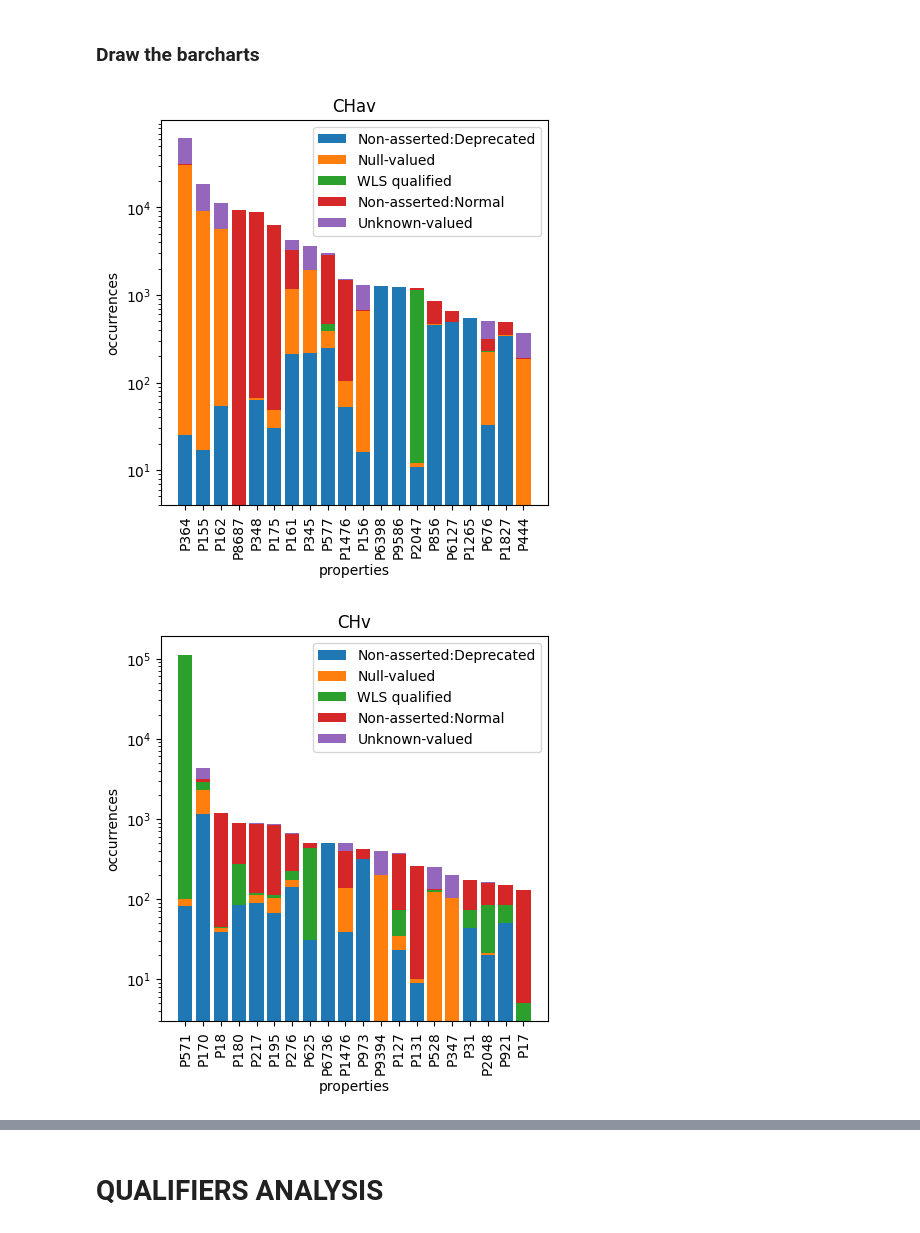
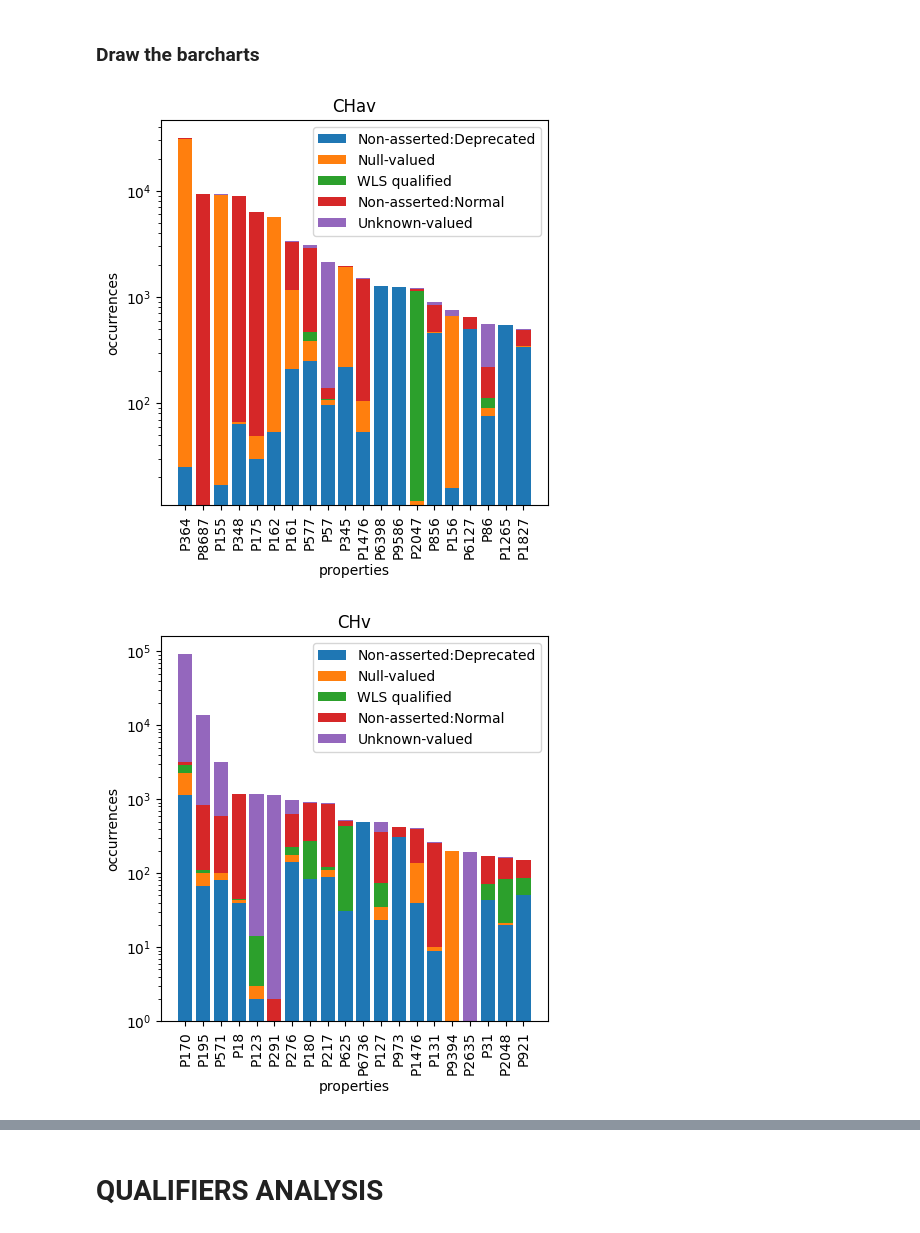
Before and after one commit to alessiodipasquale/Wikidata_WLS, a Jupyter notebook: visualisation.ipynb, the cells around one changed output, grey strips where cells are left out. Saved outputs shown, nothing was run; the diff lists cells and outputs as text; code cells hidden in the pictures.

Commit message:
add somevalue in visualisation

```diff
--- a/visualisation.ipynb
+++ b/visualisation.ipynb
@@ -49,6 +49,10 @@ def data_preprocessing(dataset_keyword):
 
     # all claims with selected qualifier
     qualif = get_json(f'results/otherAnalysis/propertiesQualifiers/{dataset_keyword}.json')
+
+    # removes P571 from visual which is out of scale
+    if dataset_keyword == 'visual':
+        del qualif['P571']
 
     # all claims with deprecated rank
     depr = get_json(f'results/otherAnalysis/propertiesDeprecated/{dataset_keyword}.json')
@@ -64,7 +68,7 @@ def data_preprocessing(dataset_keyword):
 
     # all unknown value claims
     #unknown = get_json(f'results/unknownValue/{dataset_keyword}.json') # TO BE CHANGED
-    unknown = get_json(f'results/blank/{dataset_keyword}.json')
+    unknown = get_json(f'results/somevalues/{dataset_keyword}.json')
 
     # TOP 10 properties for each dataset
 #     null = dict(list(null.items())[0: 10])
@@ -154,9 +158,9 @@ def draw_bar(qualif, depr, null, norm, unknown, label):
 # %%
 pop_bar = draw_bar(pop_qualif, pop_depr, pop_null, pop_norm, pop_unknown, 'CHav')
 viz_bar = draw_bar(viz_qualif, viz_depr, viz_null, viz_norm, viz_unknown, 'CHv')
 txt_bar = draw_bar(txt_qualif, txt_depr, txt_null, txt_norm, txt_unknown, 'CHt')
 s_bar = draw_bar(s_qualif, s_depr, s_null, s_norm, s_unknown, 'As')
-g_bar = draw_bar(g_qualif, g_depr, g_null, g_norm, g_unknown, 'Ag')
+g_bar = draw_bar(g_qualif, g_depr, g_null, g_norm, s_unknown, 'Ag')
 # %% [output]
-[figure, old version]
+[figure, new version]
-[figure, old version]
+[figure, new version]
```
Also changed, not shown: parts of 1 cell of this notebook.
